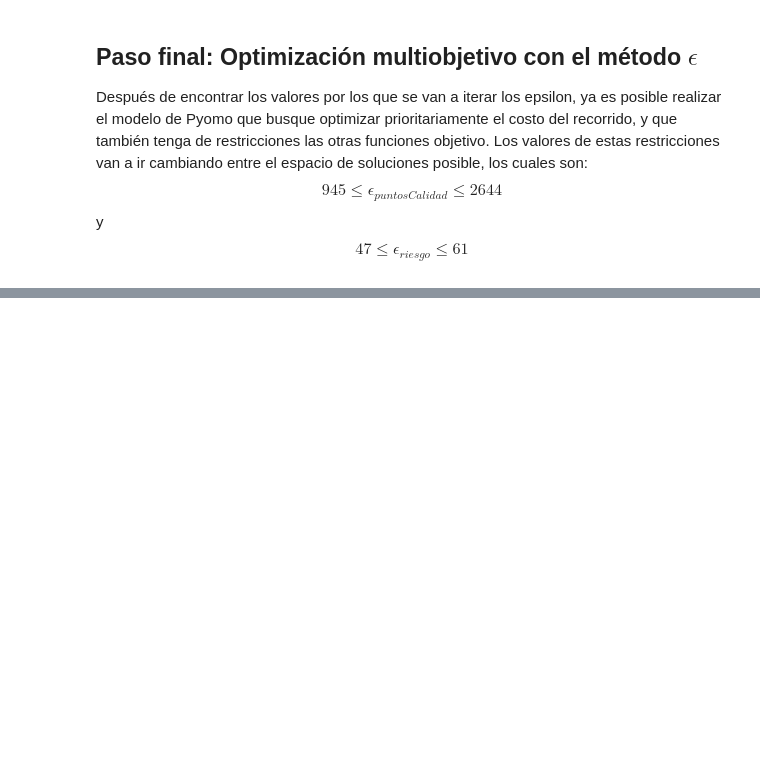
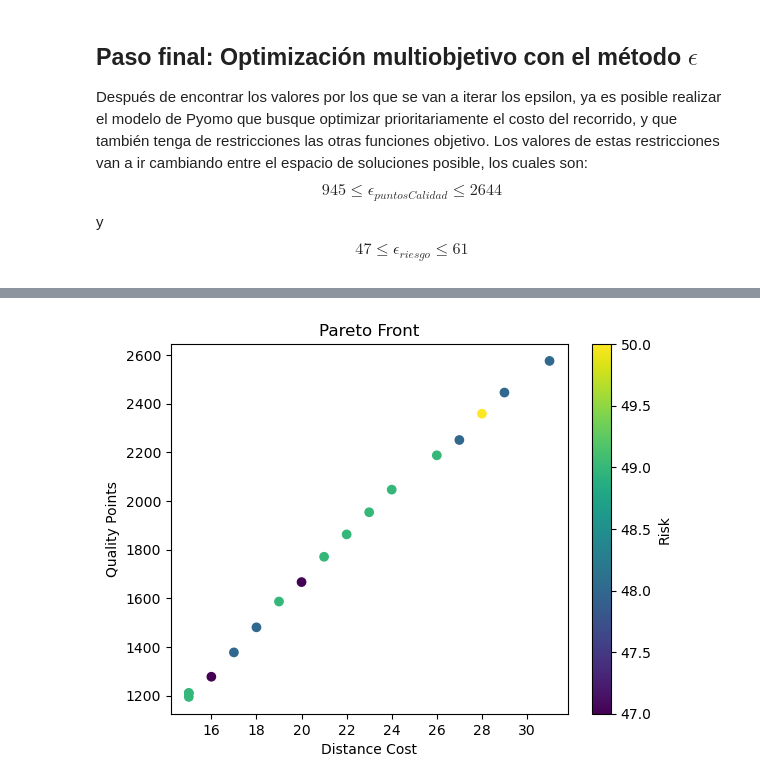
Before and after one commit to Mateo-Lopez83/labs_Mos_MateoLopez_IgnacioChaparro, a Jupyter notebook: lab5/punto2.ipynb, the cells around one changed output, grey strips where cells are left out. Saved outputs shown, nothing was run; the diff lists cells and outputs as text; code cells hidden in the pictures; blank space fills up the shorter version.

Commit message:
punto 2 basicamente terminado

```diff
--- a/lab5/punto2.ipynb
+++ b/lab5/punto2.ipynb
@@ -537,0 +577,23 @@ class Optimizacion_Multi_Obj:
+# %%
+epsilon_puntos_cal_list = list(range(945, 2645, 100))
+
+epsilon_riesgo = 50
+
+respuestas = []
+
+for eps_puntos in epsilon_puntos_cal_list:
+    opt = Optimizacion_Multi_Obj(matriz_costos, matriz_riesgos, lista_calidades, eps_puntos, epsilon_riesgo)
+    opt.model()
+    opt.solve_model()
+
+    #Acá se consigue el valor de la F.O. y de las otras srestricciones
+    distance = pyo.value(opt.model.objective)
+    puntos_obtenidos = sum(
+        pyo.value(opt.model.x[i,j]) * opt.cost_matrix[i-1][j-1] * opt.puntos_calidad[j-1]
+        for i in opt.model.N for j in opt.model.N
+    )
+    riesgo_total = sum(
+        pyo.value(opt.model.x[i,j]) * opt.riesgo[i-1][j-1]
+        for i in opt.model.N for j in opt.model.N
+    )
+    respuestas.append((distance, puntos_obtenidos, riesgo_total))
@@ -537,0 +618,13 @@ class Optimizacion_Multi_Obj:
+# %%
+import matplotlib.pyplot as plt
+
+distances, puntos, riesgos = zip(*respuestas)
+
+plt.scatter(distances, puntos, c=riesgos, cmap='viridis')
+plt.xlabel('Distance Cost')
+plt.ylabel('Quality Points')
+plt.colorbar(label='Risk')
+plt.title('Pareto Front')
+plt.show()
+# %% [output]
+[figure, added]
```
Also changed, not shown: parts of 8 cells of this notebook.
